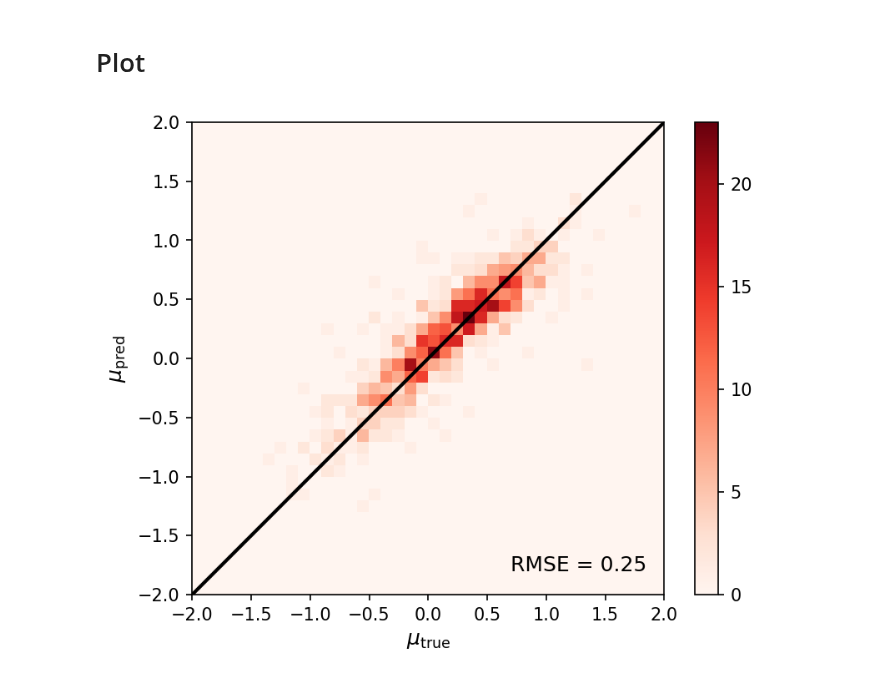
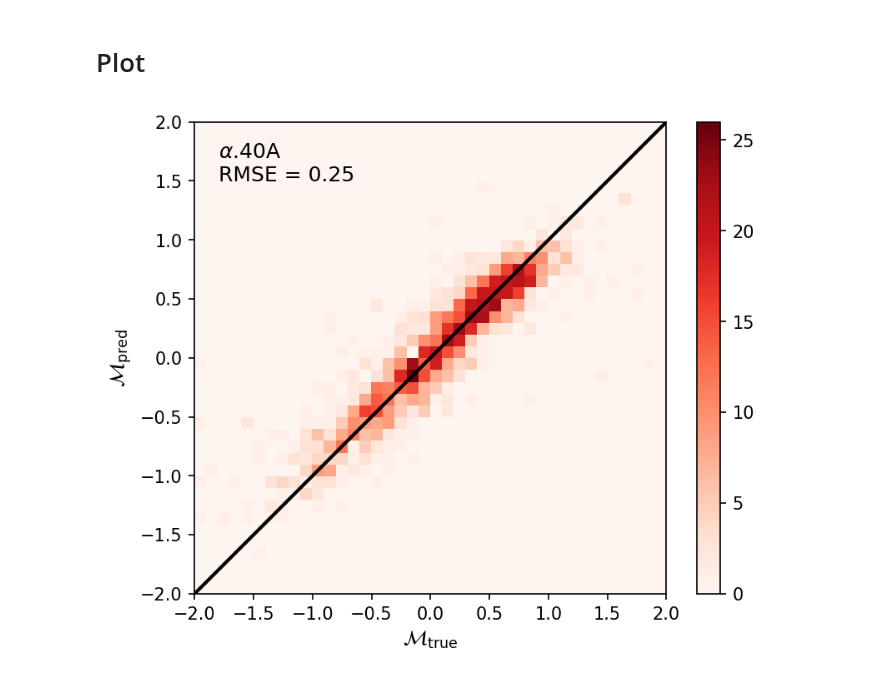
Before and after one commit to jwuphysics/HI-convnets, a Jupyter notebook: notebook/COMPUTE - Training a.40.ipynb, the cells around one changed output. Drawn from its saved outputs; the diff is of its cells as text; code cells hidden in the pictures.

```diff
--- a/notebook/COMPUTE - Training a.40.ipynb
+++ b/notebook/COMPUTE - Training a.40.ipynb
@@ -90,0 +78,2 @@ learn.to_fp32();
+# %%
+learn.load('best_a40B-50');
@@ -103,18 +97,18 @@ results.set_index('AGCNr', drop=True, inplace=True)
 # %%
 plt.figure(figsize=(6.2, 5), dpi=150)
 plt.hist2d(results.fgas_true, results.fgas_pred, cmap='Reds', range=[(-2, 2), (-2, 2)], bins=40);
 plt.plot([-2, 2], [-2, 2], c='black', ls='-', lw=2)
 plt.gca().set_aspect('equal')
 plt.colorbar();
-plt.xlabel(r'$\mu_{\rm true}$', fontsize=12)
-plt.ylabel(r'$\mu_{\rm pred}$', fontsize=12);
+plt.xlabel(r'$\mathcal{M}_{\rm true}$', fontsize=12)
+plt.ylabel(r'$\mathcal{M}_{\rm pred}$', fontsize=12);
 plt.xticks(np.arange(-2, 2.5, .5))
 plt.yticks(np.arange(-2, 2.5, .5));
 
-plt.text(0.7, -1.8, f'RMSE = {root_mean_squared_error(fgas_pred, fgas_true):.2f}', fontsize=12);
+rmse_results = root_mean_squared_error(fgas_pred, fgas_true)
 
-# terrible terrible way to determine which catalog we're using
-catalog_id = "B" if len(df) == 4797 else "A"
+plt.text(-1.8, 1.5, r'$\alpha$.40A' +'\n' + f'RMSE = {rmse_results:.2f}', fontsize=12);
+catalog_id = "A"
 plt.savefig(f'{PATH}/results/figures/results-hist_a40{catalog_id}')
 # %% [output]
-[figure, old version]
+[figure, new version]
```
Also changed, not shown: parts of 6 cells of this notebook, 2 other files.
